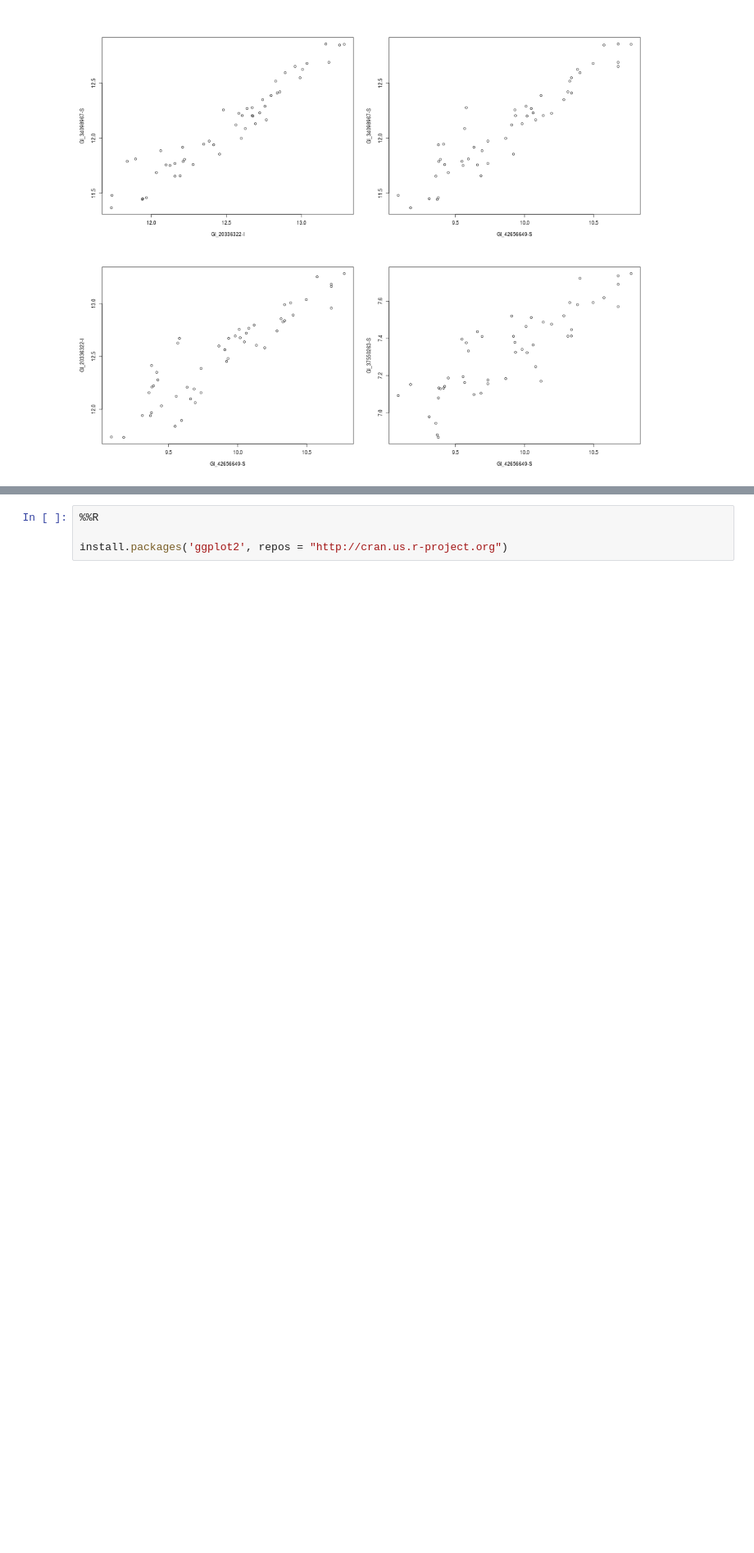
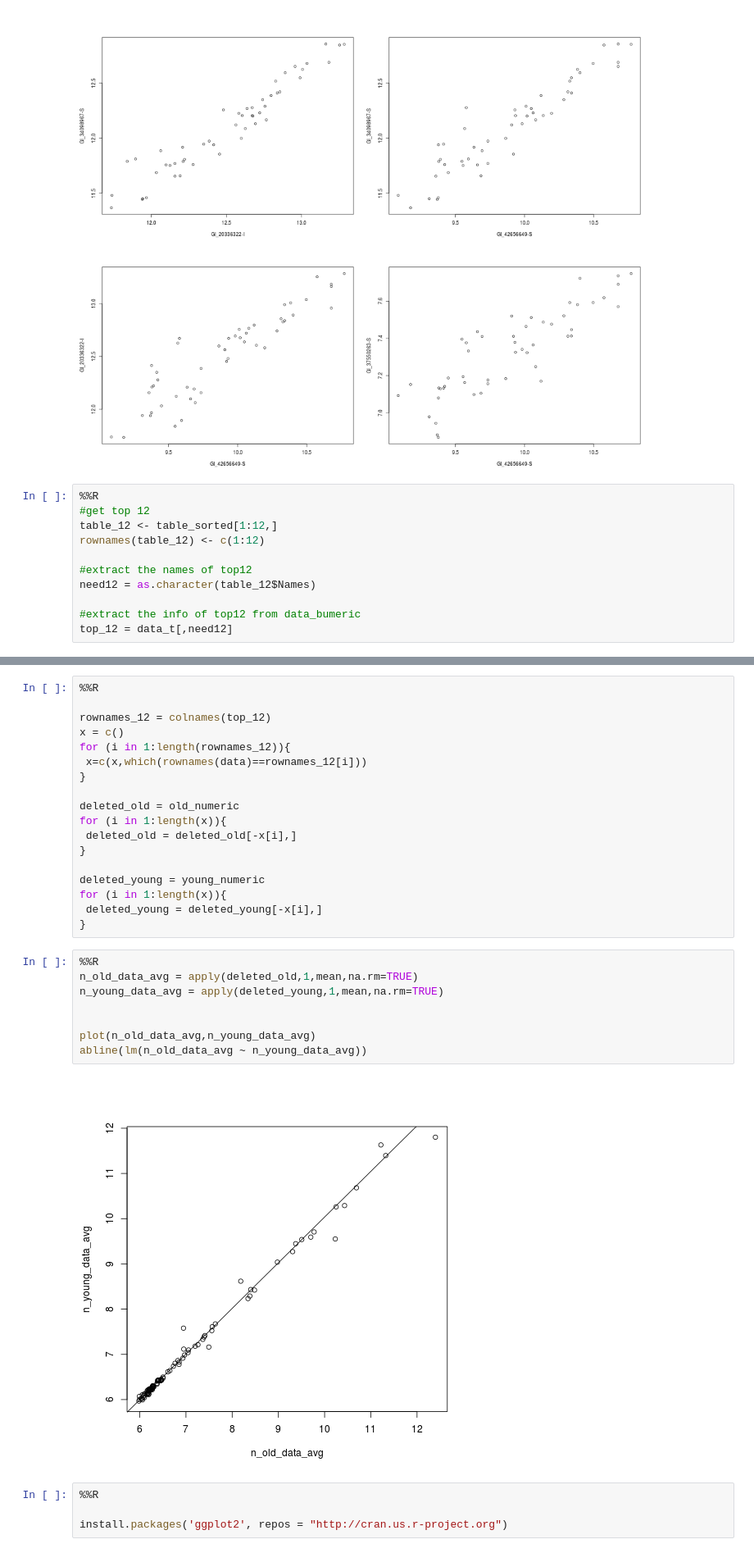
Before and after one commit to Patrickzhou/data-analysis-template, a Jupyter notebook: notebooks/NB3_data_analysis.ipynb, the cells around one changed output, grey strips where cells are left out. Shown at 82% size. Drawn from its saved outputs; the diff is of its cells as text; blank space fills up the shorter version.

```diff
--- a/notebooks/NB3_data_analysis.ipynb
+++ b/notebooks/NB3_data_analysis.ipynb
@@ -289,3 +304,14 @@ while(i <= 4){
   i=i+1}
 # %% [output]
 [figure]
+# %%
+%%R
+#get top 12
+table_12 <- table_sorted[1:12,]
+rownames(table_12) <- c(1:12)
+
+#extract the names of top12
+need12 = as.character(table_12$Names)
+
+#extract the info of top12 from data_bumeric
+top_12 = data_t[,need12]
@@ -292,3 +339,31 @@ while(i <= 4){
+# %%
+%%R
+
+rownames_12 = colnames(top_12)
+x = c()
+for (i in 1:length(rownames_12)){
+ x=c(x,which(rownames(data)==rownames_12[i]))
+}
+
+deleted_old = old_numeric
+for (i in 1:length(x)){
+ deleted_old = deleted_old[-x[i],]
+}
+
+deleted_young = young_numeric
+for (i in 1:length(x)){
+ deleted_young = deleted_young[-x[i],]
+}
+# %%
+%%R
+n_old_data_avg = apply(deleted_old,1,mean,na.rm=TRUE)
+n_young_data_avg = apply(deleted_young,1,mean,na.rm=TRUE)
+
+
+plot(n_old_data_avg,n_young_data_avg)
+abline(lm(n_old_data_avg ~ n_young_data_avg))
+# %% [output]
+[figure, added]
 # %%
 %%R
 
```
Also changed, not shown: parts of 6 cells of this notebook, 2 other files.
